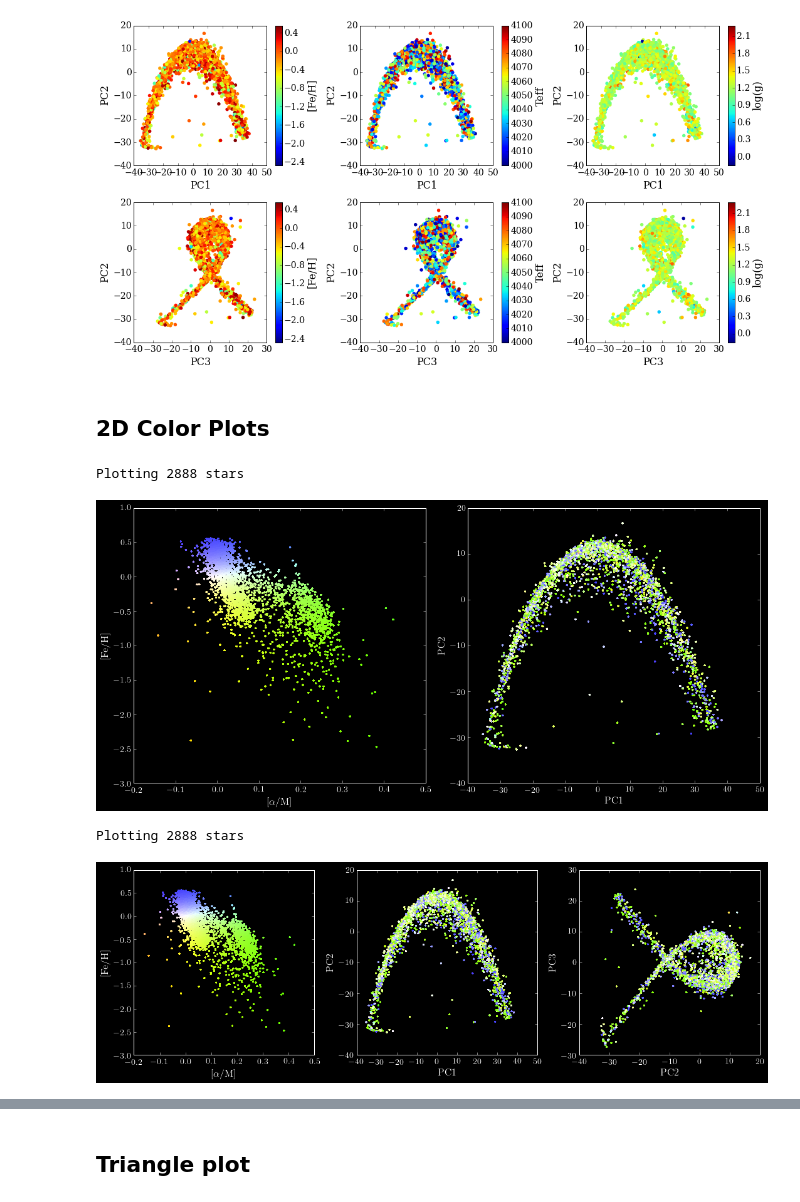
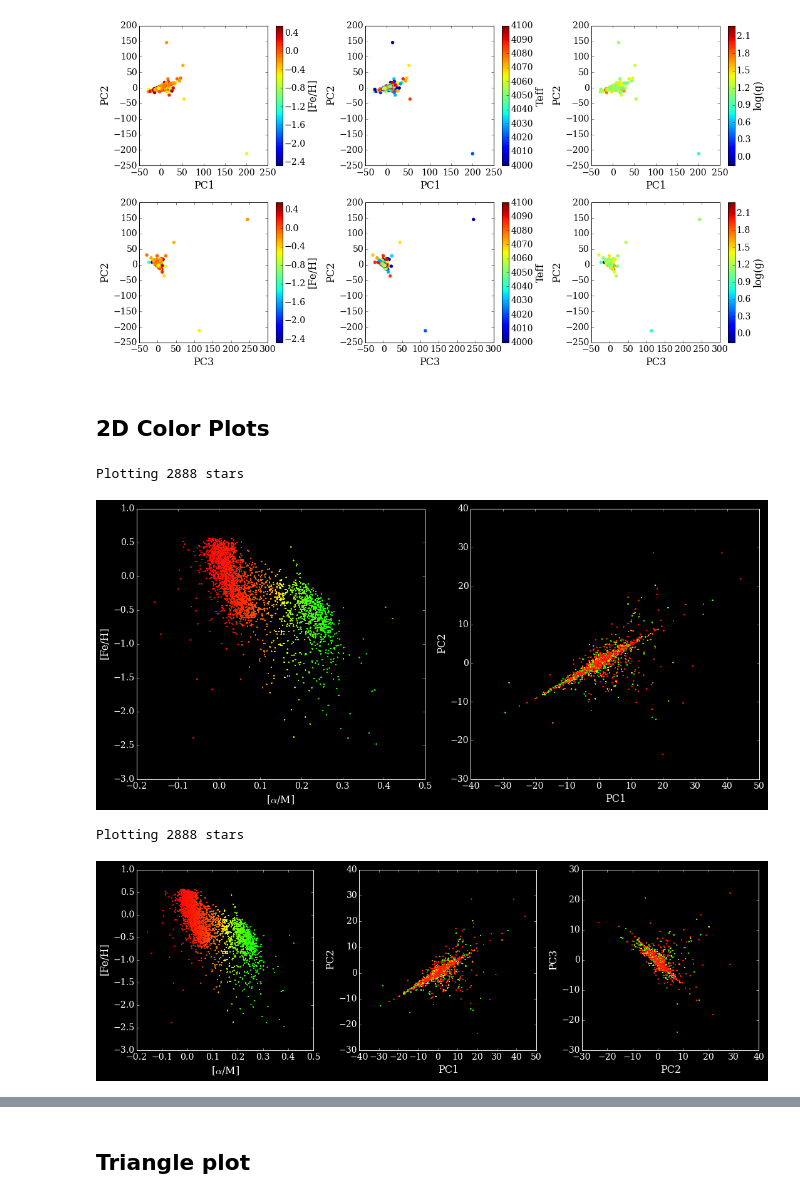
Before and after one commit to 2015ASTR511/DimRed, a Jupyter notebook: Analysis/PCA_AllData.ipynb, the cells around one changed output, grey strips where cells are left out. Cells and saved outputs as stored; diff of their text form; code cells hidden in the pictures.

Commit message:
Changed mask to chipgaps and adjusted colors to separate better

```diff
--- a/Analysis/PCA_AllData.ipynb
+++ b/Analysis/PCA_AllData.ipynb
@@ -93,8 +93,11 @@ def runPCA(wavelength, spectra, n_components=10, plot=True, figtitle=None):
     pca = PCA(n_components=n_components)
 
     # mask out chip gaps
-    errormask = (spectra[1, :, :] == 1e10)
-    finalmask = (np.sum(errormask, axis=0) > spectra.shape[1]*.01)
+    chipgaps = (wavelength < 15170.) + ((wavelength > 15800.)*(wavelength < 15860.)) \
+                + ((wavelength > 16430.)*(wavelength < 16480.)) + (wavelength > 16950.)
+    #errormask = (spectra[1, :, :] == 1e10)
+    #finalmask = (np.sum(errormask, axis=0) > spectra.shape[1]*.01)
+    finalmask = ~chipgaps
     spectra = spectra[:, :, finalmask]
     wavelength = wavelength[finalmask]
 
@@ -214,7 +217,7 @@ Variances of recovered PCs:  [ 0.40620715  0.15122618  0.07230915  0.04563841  0
 # plot transformed data color coded by various parameters
 plotTransform(lowDim, FeH, Teff, logg)
 # %% [output]
-[figure, old version]
+[figure, new version]
 # %% [markdown]
 ## 2D Color Plots
 # %%
@@ -239,9 +242,7 @@ from matplotlib import gridspec
 #rc('font', **{'family': 'serif', 'serif': ['Computer Modern']})
 #mpl.rcParams['font.size'] = 20.0
 
-transform = lowDim
-
-def compute_color(q1, q2, a_crit=-0.1):
+def compute_color(q1, q2, a_crit=0.1):
     """
     Compute the scatter-plot color using code adapted from
     TCL source used in Parker 2008.
@@ -251,8 +252,8 @@ def compute_color(q1, q2, a_crit=-0.1):
     """
     # define the base color scalings
     R = np.ones_like(q1)
-    G = 10**q1#0.5 * 10 ** (-2 * (q1 - 0.01))
-    B = 10**q2#1.5 * 10 ** (-8 * (q2 + 0.0))
+    G = 1.0 * 10 ** (8 * (q1 - 0.15))
+    B = 1.0 * 10 ** (2 * (q2 - 1.25))
 
     # enhance green beyond the a_crit cutoff
     #i = np.where(q1 < a_crit)
@@ -275,7 +276,7 @@ def plot_physical(x,y,c,gs):
     for tick in ax0.xaxis.get_major_ticks() + ax0.yaxis.get_major_ticks():
         for child in tick.get_children():
             child.set_color('w')
-    ax0.scatter(x, y, c=c, s=10, lw=0)
+    ax0.scatter(x, y, c=c, s=5, lw=0)
     devectorize_axes(ax0, dpi=400)
     ax0.set_xlabel(r'[$\alpha$/M]',color='w')
     ax0.set_ylabel(r'[Fe/H]',color='w')
@@ -296,7 +297,7 @@ def plot_PCs(which,PCs,c,gs):
     for tick in ax1.xaxis.get_major_ticks() + ax1.yaxis.get_major_ticks():
         for child in tick.get_children():
             child.set_color('w')
-    ax1.scatter(x, y, c=c, s=10, lw=0)
+    ax1.scatter(x, y, c=c, s=5, lw=0)
     devectorize_axes(ax1, dpi=400)
     ax1.set_xlabel(xlabel,color='w')
     ax1.set_ylabel(ylabel,color='w')
@@ -343,16 +344,22 @@ def make_color_plot(param1,param2,PCs=transform,num=4, cuttitle=False):
         plt.subplots_adjust(top=.95)
 
     plt.show()
+# %%
+transform = lowDim[(lowDim[:,0] > -50) & (lowDim[:,0] < 50) &\
+                   (lowDim[:,1] > -50) & (lowDim[:,1] < 50) &\
+                   (lowDim[:,2] > -50) & (lowDim[:,2] < 50) &\
+                   (lowDim[:,3] > -50) & (lowDim[:,3] < 50)\
+                   ]
 # %%
-make_color_plot(alphaFe,FeH,num=1)
+make_color_plot(alphaFe,FeH,num=1,PCs=transform)
 # %% [output]
 Plotting 2888 stars
-[figure, old version]
+[figure, new version]
 # %%
 make_color_plot(alphaFe,FeH,num=2)
 # %% [output]
 Plotting 2888 stars
-[figure, old version]
+[figure, new version]
 # %%
 make_color_plot(alphaFe,FeH,num=3)
 # %% [output]
```
Also changed, not shown: parts of 5 cells of this notebook, 1 other file.
